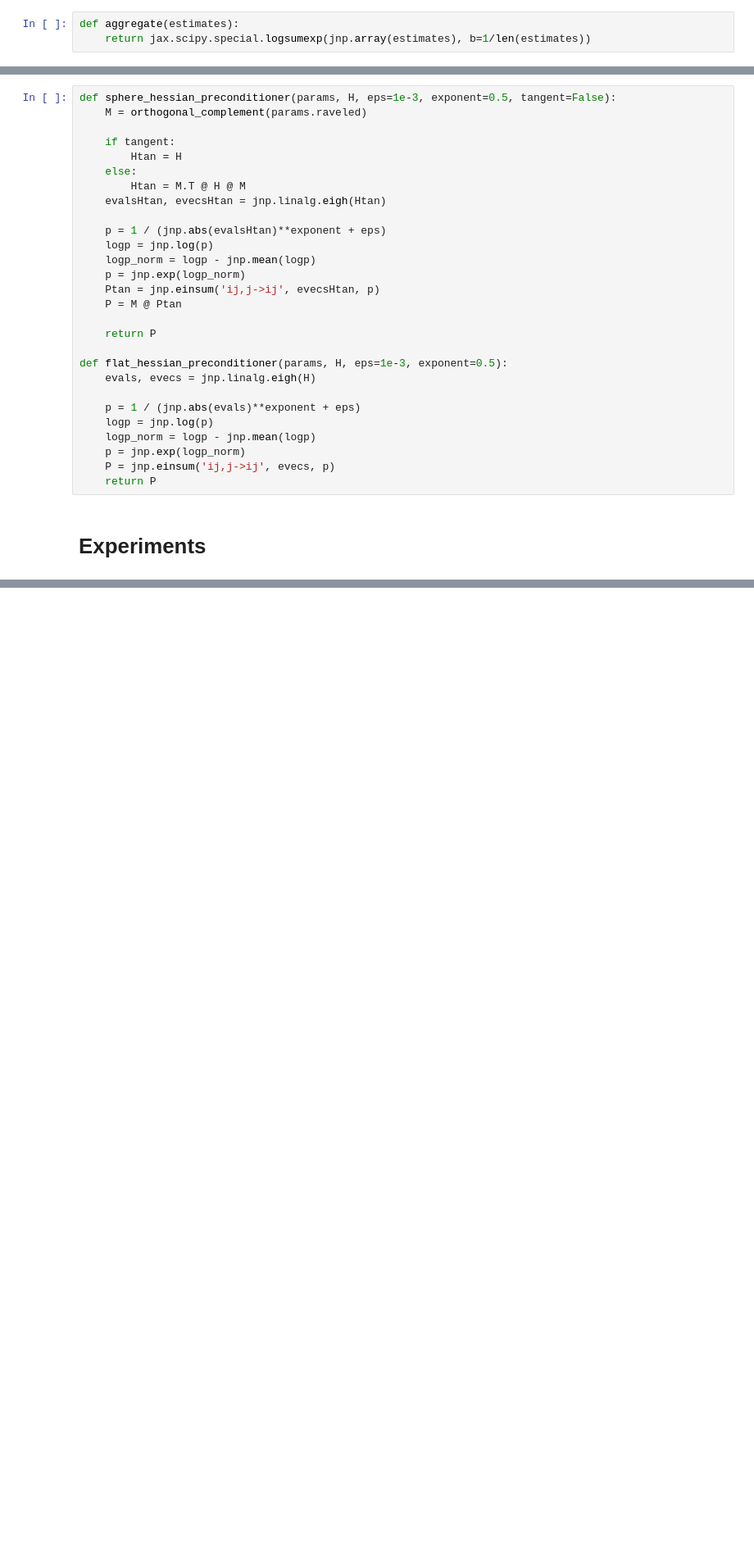
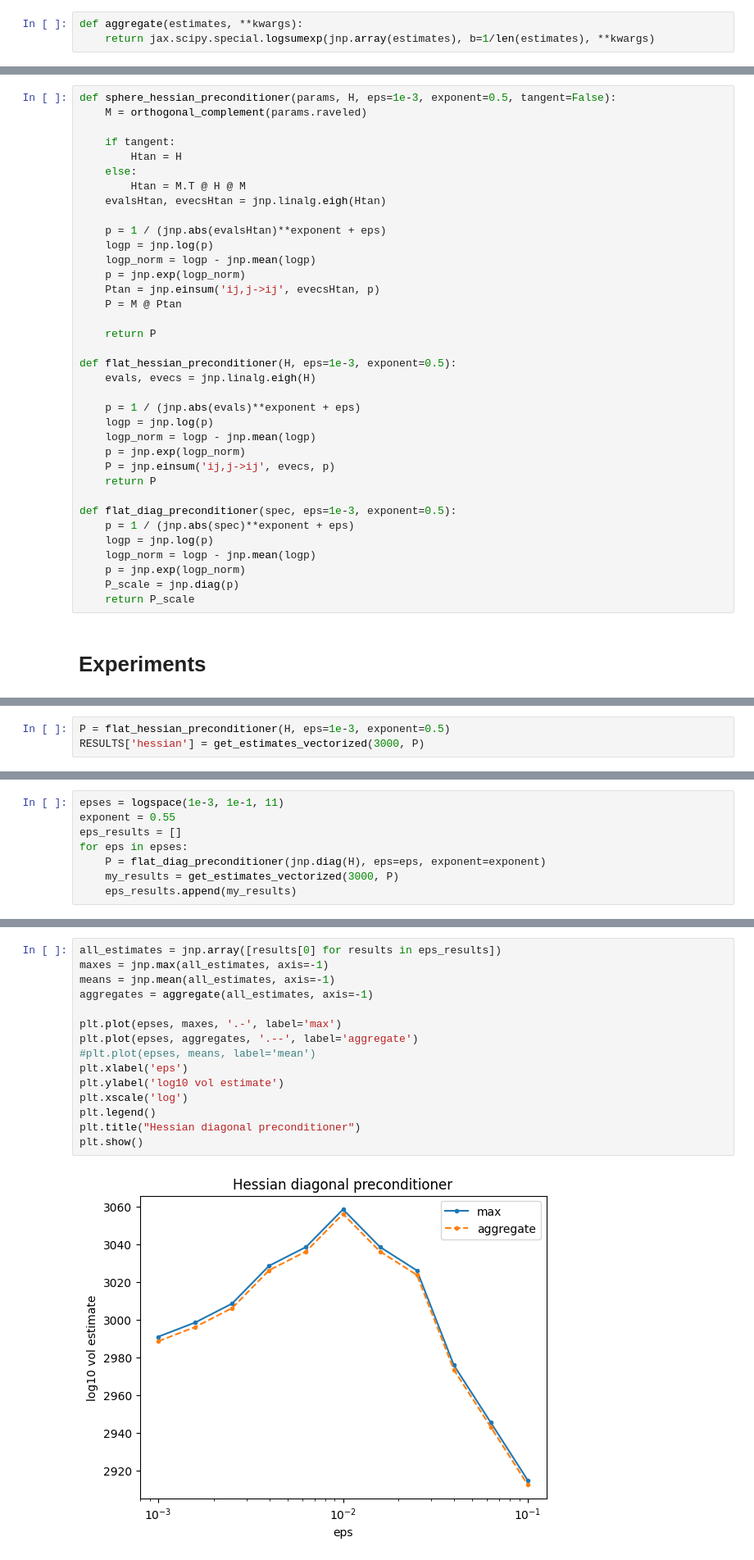
Before and after one commit to EleutherAI/basin-volume, a Jupyter notebook: basin_precondition.ipynb, the cells around one changed output, grey strips where cells are left out. Shown at 82% size. Drawn from its saved outputs; the diff is of its cells as text; blank space fills up the shorter version.

```diff
--- a/basin_precondition.ipynb
+++ b/basin_precondition.ipynb
@@ -447,8 +456,8 @@ def logvol_estimate(params, fn, key, newton):
         mult, delta = find_radius(center, vec, cutoff=1e-3, fn=fn, iters=100, rtol=1e-2)
     return center.shape[0] * jnp.log(mult), delta
 # %%
-def aggregate(estimates):
-    return jax.scipy.special.logsumexp(jnp.array(estimates), b=1/len(estimates))
+def aggregate(estimates, **kwargs):
+    return jax.scipy.special.logsumexp(jnp.array(estimates), b=1/len(estimates), **kwargs)
 # %%
 def logvol_estimate_preconditioned(params, fn, key, preconditioner, newton):
     center = params.raveled
@@ -628,7 +637,7 @@ def sphere_hessian_preconditioner(params, H, eps=1e-3, exponent=0.5, tangent=Fal
 
     return P
 
-def flat_hessian_preconditioner(params, H, eps=1e-3, exponent=0.5):
+def flat_hessian_preconditioner(H, eps=1e-3, exponent=0.5):
     evals, evecs = jnp.linalg.eigh(H)
 
     p = 1 / (jnp.abs(evals)**exponent + eps)
@@ -637,5 +646,13 @@ def flat_hessian_preconditioner(params, H, eps=1e-3, exponent=0.5):
     p = jnp.exp(logp_norm)
     P = jnp.einsum('ij,j->ij', evecs, p)
     return P
+
+def flat_diag_preconditioner(spec, eps=1e-3, exponent=0.5):
+    p = 1 / (jnp.abs(spec)**exponent + eps)
+    logp = jnp.log(p)
+    logp_norm = logp - jnp.mean(logp)
+    p = jnp.exp(logp_norm)
+    P_scale = jnp.diag(p)
+    return P_scale
 # %% [markdown]
 # Experiments
@@ -641,0 +669,3 @@ def flat_hessian_preconditioner(params, H, eps=1e-3, exponent=0.5):
+# %%
+P = flat_hessian_preconditioner(H, eps=1e-3, exponent=0.5)
+RESULTS['hessian'] = get_estimates_vectorized(3000, P)
@@ -641,0 +680,8 @@ def flat_hessian_preconditioner(params, H, eps=1e-3, exponent=0.5):
+# %%
+epses = logspace(1e-3, 1e-1, 11)
+exponent = 0.55
+eps_results = []
+for eps in epses:
+    P = flat_diag_preconditioner(jnp.diag(H), eps=eps, exponent=exponent)
+    my_results = get_estimates_vectorized(3000, P)
+    eps_results.append(my_results)
@@ -641,0 +696,17 @@ def flat_hessian_preconditioner(params, H, eps=1e-3, exponent=0.5):
+# %%
+all_estimates = jnp.array([results[0] for results in eps_results])
+maxes = jnp.max(all_estimates, axis=-1)
+means = jnp.mean(all_estimates, axis=-1)
+aggregates = aggregate(all_estimates, axis=-1)
+
+plt.plot(epses, maxes, '.-', label='max')
+plt.plot(epses, aggregates, '.--', label='aggregate')
+#plt.plot(epses, means, label='mean')
+plt.xlabel('eps')
+plt.ylabel('log10 vol estimate')
+plt.xscale('log')
+plt.legend()
+plt.title("Hessian diagonal preconditioner")
+plt.show()
+# %% [output]
+[figure, added]
```
Also changed, not shown: parts of 30 cells of this notebook.
